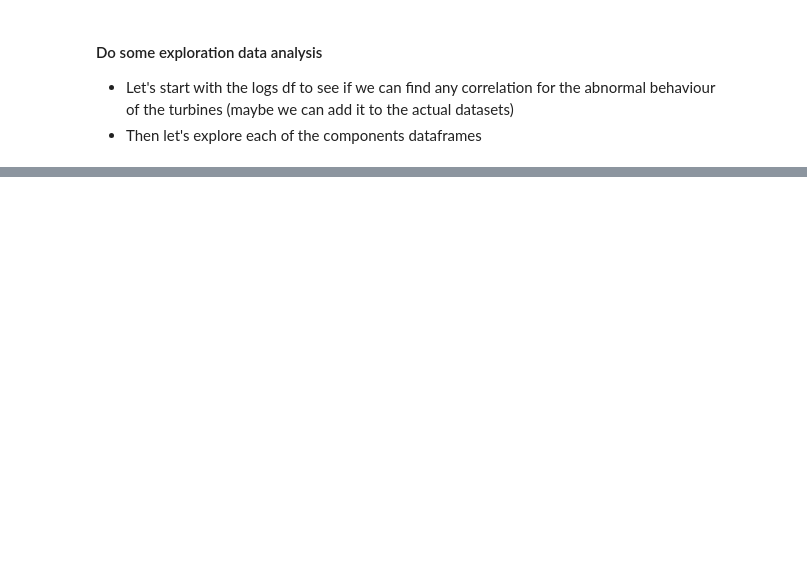
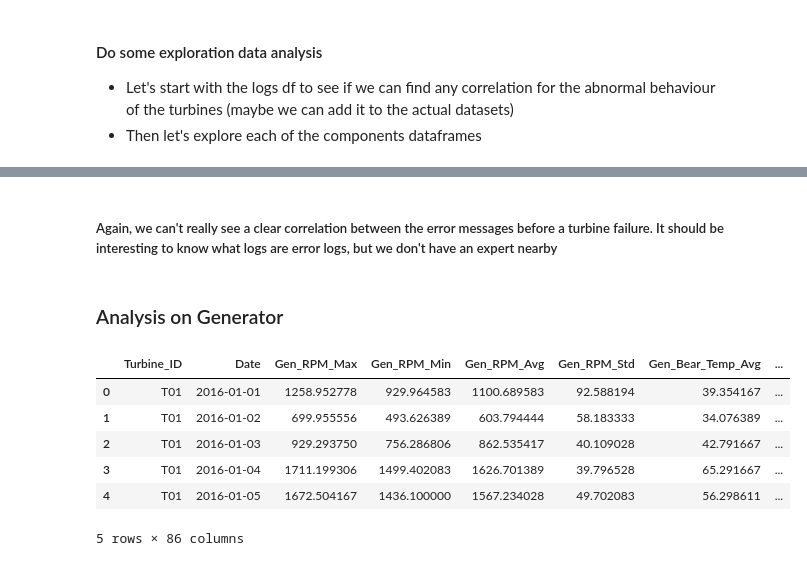
Before and after one commit to GGC17/htw, a Jupyter notebook: notebooks/data_exploration.ipynb, the cells around one changed output, grey strips where cells are left out. Saved outputs shown, nothing was run; the diff lists cells and outputs as text; code cells hidden in the pictures; blank space fills up the shorter version.

```diff
--- a/notebooks/data_exploration.ipynb
+++ b/notebooks/data_exploration.ipynb
@@ -36,0 +97,2 @@ for turbine in turbines:
+# %% [markdown]
+##### Again, we can't really see a clear correlation between the error messages before a turbine failure. It should be interesting to know what logs are error logs, but we don't have an expert nearby
@@ -36,0 +101,12 @@ for turbine in turbines:
+# %% [markdown]
+### Analysis on Generator
+# %%
+generator_train.head()
+# %% [output]
+|  | Turbine_ID | Date | Gen_RPM_Max | Gen_RPM_Min | Gen_RPM_Avg | Gen_RPM_Std | Gen_Bear_Temp_Avg | ... |
+| 0 | T01 | 2016-01-01 | 1258.952778 | 929.964583 | 1100.689583 | 92.588194 | 39.354167 | ... |
+| 1 | T01 | 2016-01-02 | 699.955556 | 493.626389 | 603.794444 | 58.183333 | 34.076389 | ... |
+| 2 | T01 | 2016-01-03 | 929.293750 | 756.286806 | 862.535417 | 40.109028 | 42.791667 | ... |
+| 3 | T01 | 2016-01-04 | 1711.199306 | 1499.402083 | 1626.701389 | 39.796528 | 65.291667 | ... |
+| 4 | T01 | 2016-01-05 | 1672.504167 | 1436.100000 | 1567.234028 | 49.702083 | 56.298611 | ... |
+5 rows × 86 columns
```
Also changed, not shown: parts of 15 cells of this notebook, 1 other file.
